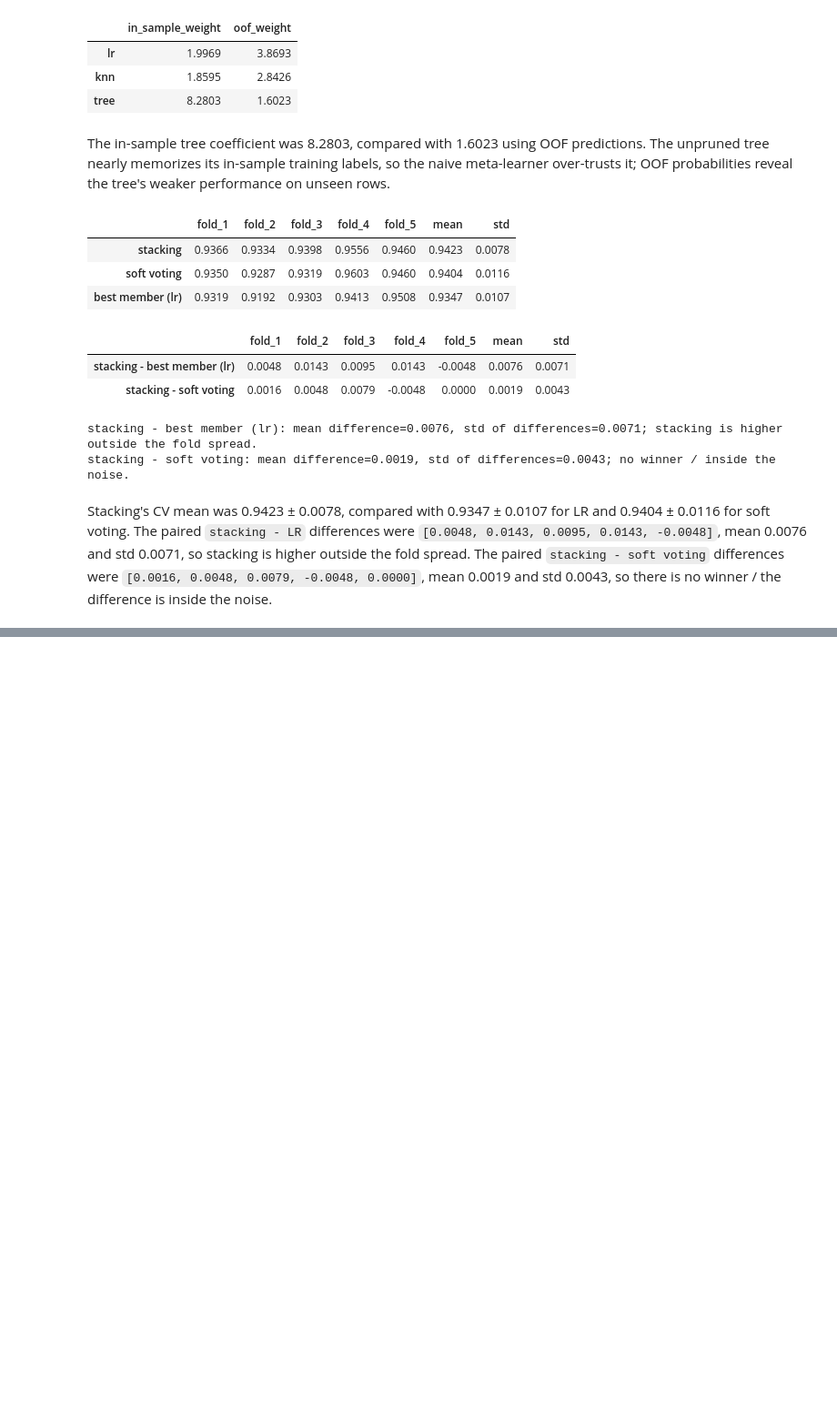
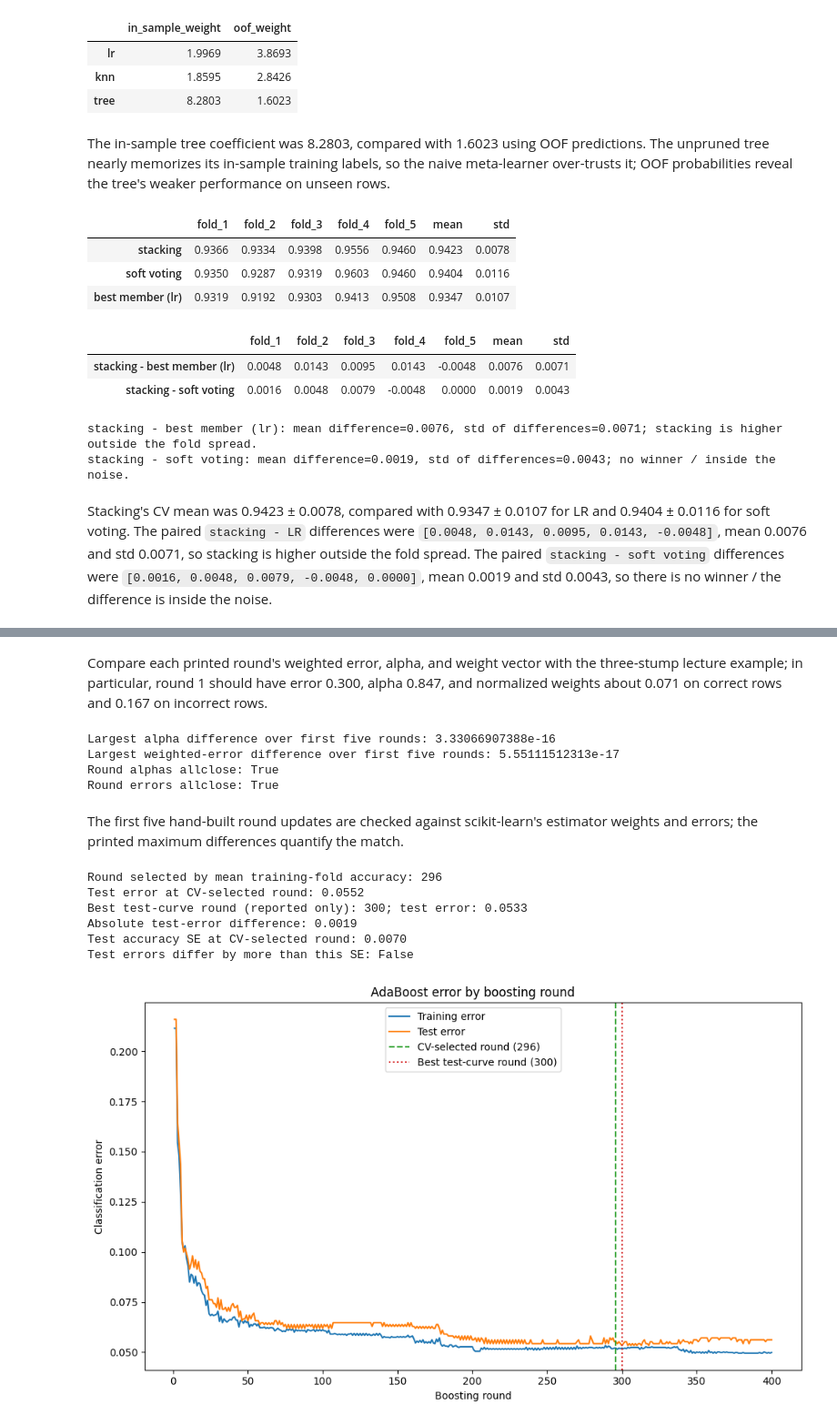
Before and after one commit to NurdauletZhussip-tech/zhussip_ML_task_4, a Jupyter notebook: zhussip_task4.ipynb, the cells around one changed output, grey strips where cells are left out. Shown at 91% size. Saved outputs shown, nothing was run; the diff lists cells and outputs as text; code cells hidden in the pictures; blank space fills up the shorter version.

Commit message:
part5a: adaboost_step, reproduction, error by round, rounds from CV

```diff
--- a/zhussip_task4.ipynb
+++ b/zhussip_task4.ipynb
@@ -570,0 +650,77 @@ Stacking's CV mean was 0.9423 ± 0.0078, compared with 0.9347 ± 0.0107 for LR a
+# %% [markdown]
+Compare each printed round's weighted error, alpha, and weight vector with the three-stump lecture example; in particular, round 1 should have error 0.300, alpha 0.847, and normalized weights about 0.071 on correct rows and 0.167 on incorrect rows.
+# %%
+ada.fit(X_train.to_numpy(), y_train.to_numpy())
+round_weights = np.full(len(y_train), 1 / len(y_train))
+alpha_differences = []
+error_differences = []
+own_alphas = []
+own_errors = []
+for round_index, estimator in enumerate(ada.estimators_[:5]):
+    stump_prediction = estimator.predict(X_train.to_numpy())
+    weighted_error = round_weights[stump_prediction != y_train.to_numpy()].sum()
+    own_alpha, round_weights = adaboost_step(y_train.to_numpy(), stump_prediction, round_weights)
+    own_alphas.append(own_alpha)
+    own_errors.append(weighted_error)
+    alpha_differences.append(abs(own_alpha - ada.estimator_weights_[round_index]))
+    error_differences.append(abs(weighted_error - ada.estimator_errors_[round_index]))
+print(f"Largest alpha difference over first five rounds: {max(alpha_differences):.12g}")
+print(f"Largest weighted-error difference over first five rounds: {max(error_differences):.12g}")
+print("Round alphas allclose:", np.allclose(own_alphas, ada.estimator_weights_[:5]))
+print("Round errors allclose:", np.allclose(own_errors, ada.estimator_errors_[:5]))
+# %% [output]
+Largest alpha difference over first five rounds: 3.33066907388e-16
+Largest weighted-error difference over first five rounds: 5.55111512313e-17
+Round alphas allclose: True
+Round errors allclose: True
+# %% [markdown]
+The first five hand-built round updates are checked against scikit-learn's estimator weights and errors; the printed maximum differences quantify the match.
+# %%
+train_errors = 1 - np.asarray(list(ada.staged_score(X_train.to_numpy(), y_train.to_numpy())))
+test_errors = 1 - np.asarray(list(ada.staged_score(X_test.to_numpy(), y_test.to_numpy())))
+fold_accuracy_curves = []
+for train_indices, validation_indices in cv.split(X_train, y_train):
+    fold_ada = clone(ada).fit(X_train.iloc[train_indices].to_numpy(), y_train.iloc[train_indices].to_numpy())
+    fold_accuracy_curves.append(list(fold_ada.staged_score(
+        X_train.iloc[validation_indices].to_numpy(), y_train.iloc[validation_indices].to_numpy()
+    )))
+mean_fold_accuracy = np.mean(fold_accuracy_curves, axis=0)
+chosen_round = int(np.argmax(mean_fold_accuracy)) + 1
+best_test_round = int(np.argmin(test_errors)) + 1
+chosen_test_error = test_errors[chosen_round - 1]
+best_round_test_error = test_errors[best_test_round - 1]
+chosen_test_accuracy = 1 - chosen_test_error
+chosen_test_accuracy_se = np.sqrt(
+    chosen_test_accuracy * (1 - chosen_test_accuracy) / len(y_test)
+)
+test_error_difference = abs(chosen_test_error - best_round_test_error)
+print(f"Round selected by mean training-fold accuracy: {chosen_round}")
+print(f"Test error at CV-selected round: {chosen_test_error:.4f}")
+print(f"Best test-curve round (reported only): {best_test_round}; test error: {best_round_test_error:.4f}")
+print(f"Absolute test-error difference: {test_error_difference:.4f}")
+print(f"Test accuracy SE at CV-selected round: {chosen_test_accuracy_se:.4f}")
+print("Test errors differ by more than this SE:", test_error_difference > chosen_test_accuracy_se)
+
+rounds = np.arange(1, len(train_errors) + 1)
+plt.figure(figsize=(10, 6))
+plt.plot(rounds, train_errors, label="Training error")
+plt.plot(rounds, test_errors, label="Test error")
+plt.axvline(chosen_round, color="tab:green", linestyle="--",
+            label=f"CV-selected round ({chosen_round})")
+plt.axvline(best_test_round, color="tab:red", linestyle=":",
+            label=f"Best test-curve round ({best_test_round})")
+plt.title("AdaBoost error by boosting round")
+plt.xlabel("Boosting round")
+plt.ylabel("Classification error")
+plt.tick_params(labelsize=10)
+plt.legend(fontsize=10)
+plt.tight_layout()
+plt.show()
+# %% [output]
+Round selected by mean training-fold accuracy: 296
+Test error at CV-selected round: 0.0552
+Best test-curve round (reported only): 300; test error: 0.0533
+Absolute test-error difference: 0.0019
+Test accuracy SE at CV-selected round: 0.0070
+Test errors differ by more than this SE: False
+[figure, added]
```
Also changed, not shown: parts of 10 cells of this notebook.
